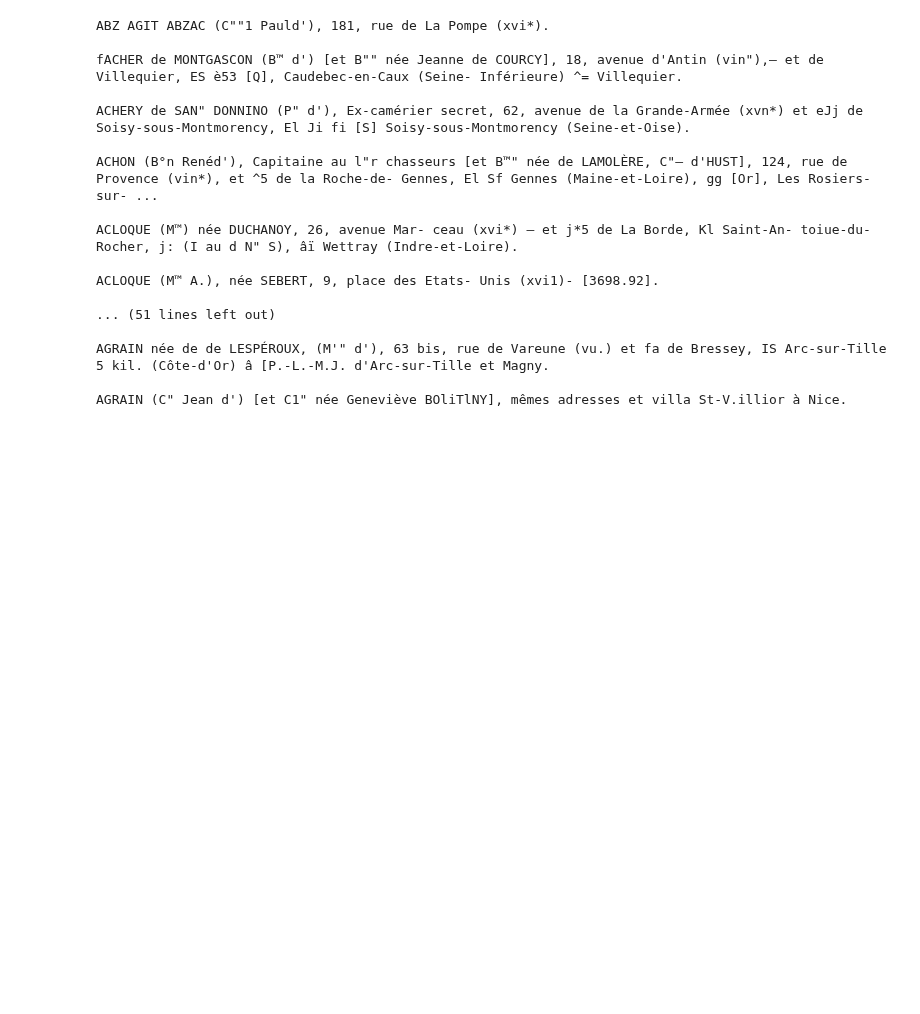
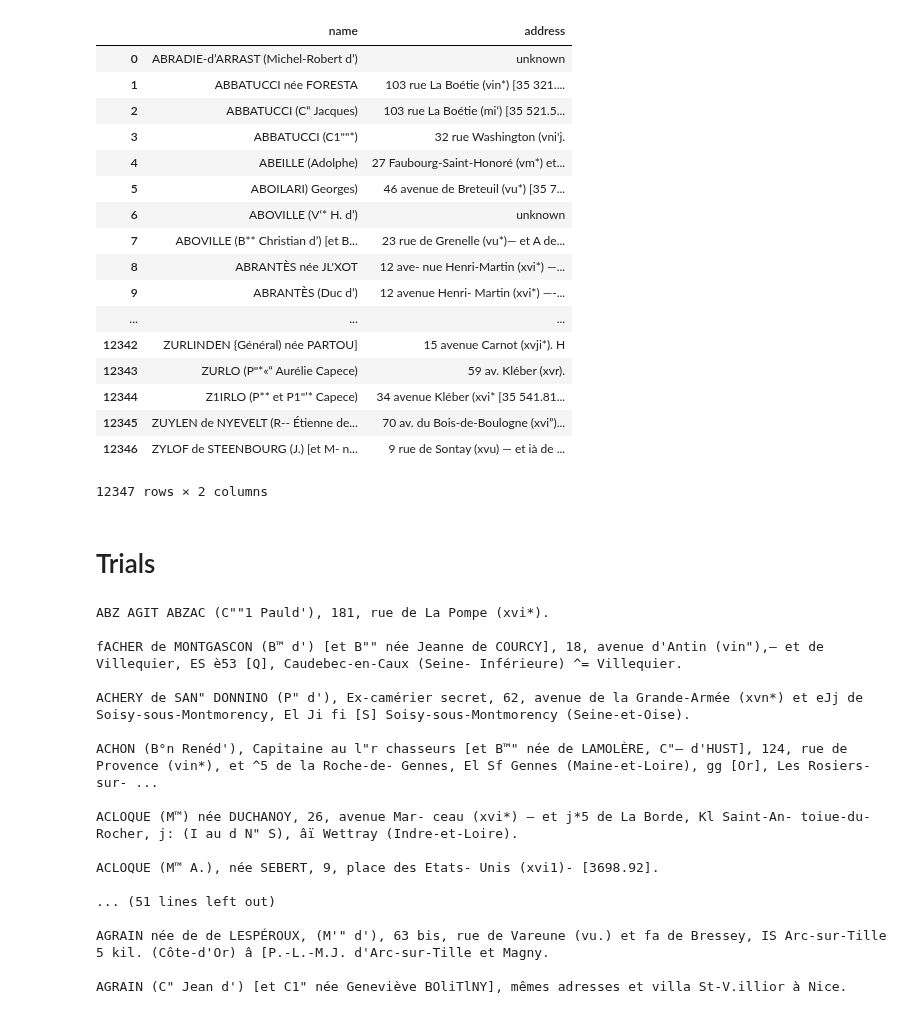
Before and after one commit to AndreaScalisi/FDH, a Jupyter notebook: parser_andrea.ipynb, the cells around one changed output. Drawn from its saved outputs; the diff is of its cells as text; code cells hidden in the pictures; blank space fills up the shorter version.

Commit message:
First version to retrieve names and dates 1908

```diff
--- a/parser_andrea.ipynb
+++ b/parser_andrea.ipynb
@@ -0,0 +1,10 @@
+# %%
+import pandas as pd
+import numpy as np
+path = 'beau_monde_1908.txt'
+# %%
+# Import data
+r = open(path, 'r')
+raw_data = r.readlines()
+r.close()
+raw_data = raw_data[23:] # Skipping intro of the directory
@@ -0,0 +31,16 @@
+# %%
+# Merging people information and removing empty lines
+buffer = ""
+all_people = []
+for line in raw_data:
+    if(line == '\n'):
+        if(len(buffer) > 0):
+            all_people.append(buffer)
+            buffer = ""
+    elif(starts_with_family_name(line)):
+        if(len(buffer) > 0):
+            all_people.append(buffer)
+        buffer = line
+    else:
+        buffer += line
+all_people
@@ -0,0 +107,13 @@
+# %%
+people_split = []
+names = []
+addresses = []
+for i, line in enumerate(all_people):
+    data = line.split(',')
+    if(len(data) > 1):
+        if(starts_with_family_name(data[0])):
+            names.append(data[0] + " " + nom_jeune_fille(data[1]))
+            addresses.append(getAddress(data))
+            people_split.append(data)
+
+people_split
@@ -1,3 +138,27 @@
+# %%
+df = pd.DataFrame({"name" : names, "address": addresses})
+df
+# %% [output]
+|  | name | address |
+| 0 | ABRADIE-d’ARRAST (Michel-Robert d’) | unknown |
+| 1 | ABBATUCCI née FORESTA | 103 rue La Boétie (vin*) [35 321.... |
+| 2 | ABBATUCCI (C“ Jacques) | 103 rue La Boétie (mi‘) [35 521.5... |
+| 3 | ABBATUCCI (C1""*) | 32 rue Washington (vni'j. |
+| 4 | ABEILLE (Adolphe) | 27 Faubourg-Saint-Honoré (vm*) et... |
+| 5 | ABOILARI) Georges) | 46 avenue de Breteuil (vu*) [35 7... |
+| 6 | ABOVILLE (V‘* H. d’) | unknown |
+| 7 | ABOVILLE (B** Christian d’) [et B... | 23 rue de Grenelle (vu*)— et A de... |
+| 8 | ABRANTÈS née JL'XOT | 12 ave- nue Henri-Martin (xvi*) —... |
+| 9 | ABRANTÈS (Duc d’) | 12 avenue Henri- Martin (xvi*) —-... |
+| ... | ... | ... |
+| 12342 | ZURLINDEN {Général) née PARTOU] | 15 avenue Carnot (xvji*). H |
+| 12343 | ZURLO (P"*«“ Aurélie Capece) | 59 av. Kléber (xvr). |
+| 12344 | Z1IRLO (P** et P1"’* Capece) | 34 avenue Kléber (xvi* [35 541.81... |
+| 12345 | ZUYLEN de NYEVELT (R-- Étienne de... | 70 av. du Bois-de-Boulogne (xvi”)... |
+| 12346 | ZYLOF de STEENBOURG (J.) [et M- n... | 9 rue de Sontay (xvu) — et ià de ... |
+12347 rows × 2 columns
+# %% [markdown]
+# Trials
 # %%
 import pandas as pd
 #import lxml.etree.ElementTree as ET
```
Also changed, not shown: parts of 5 cells of this notebook, 1 other file.
